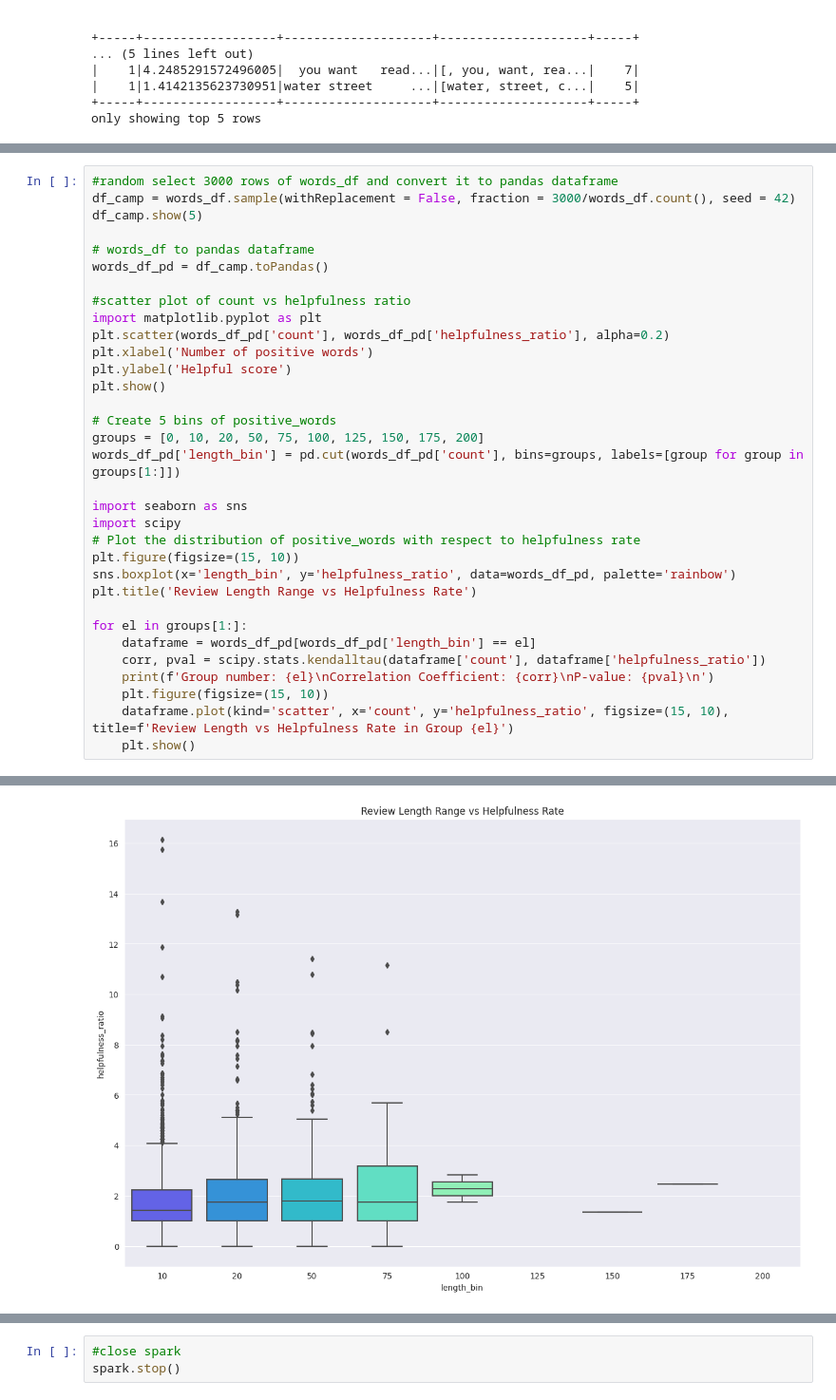
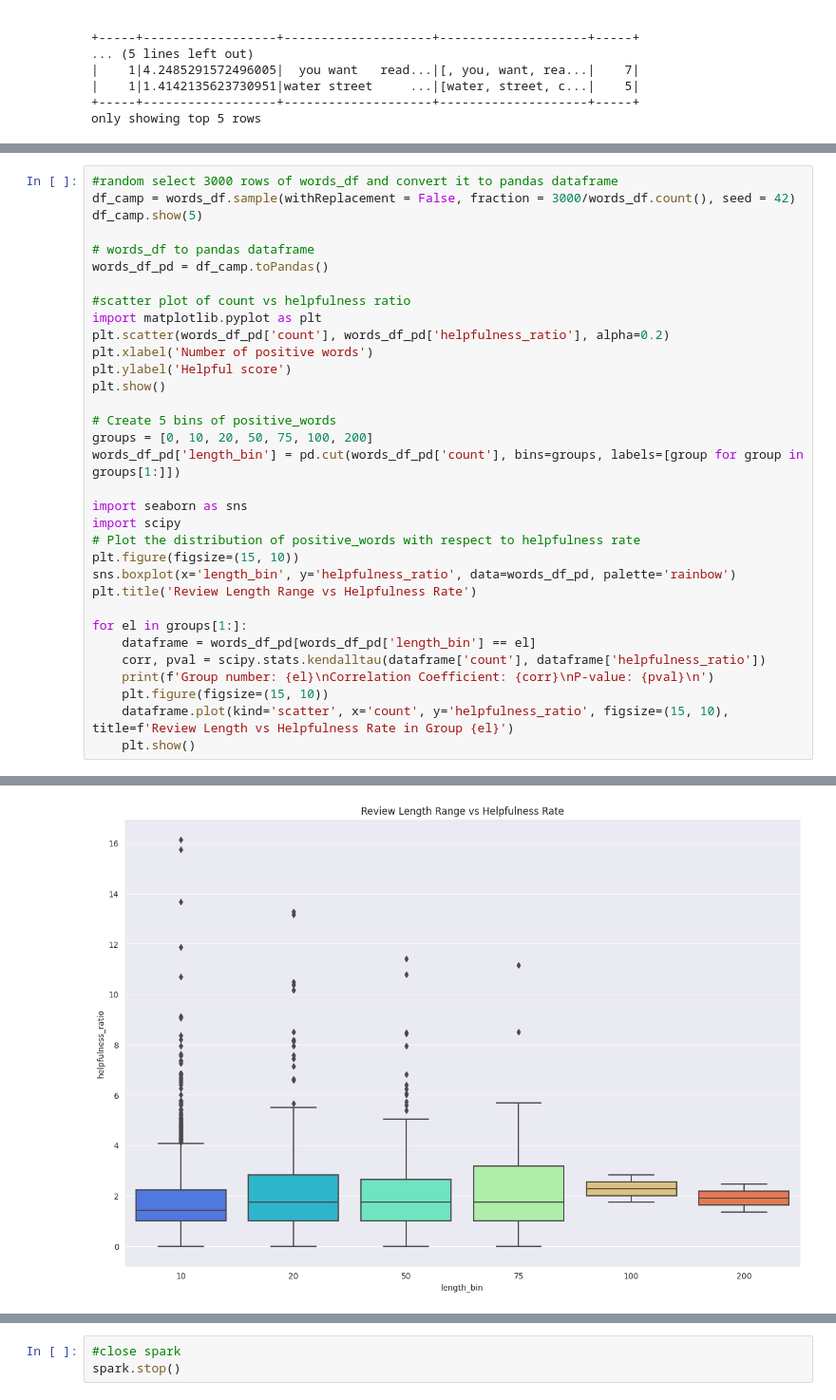
Before and after one commit to AndreaAlberti07/Amazon-books-reviews-ML, a Jupyter notebook: notebooks/spark/hypotheses/H2.ipynb, the cells around one changed output, grey strips where cells are left out. Shown at 95% size. Drawn from its saved outputs; the diff is of its cells as text.

```diff
--- a/notebooks/spark/hypotheses/H2.ipynb
+++ b/notebooks/spark/hypotheses/H2.ipynb
@@ -268,7 +261,7 @@ plt.ylabel('Helpful score')
 plt.show()
 
 # Create 5 bins of positive_words
-groups = [0, 10, 20, 50, 75, 100, 125, 150, 175, 200]
+groups = [0, 10, 20, 50, 75, 100, 200]
 words_df_pd['length_bin'] = pd.cut(words_df_pd['count'], bins=groups, labels=[group for group in groups[1:]])
 
 import seaborn as sns
@@ -303,2 +296,2 @@ P-value: 9.161203104440934e-13
-[figure, old version]
+[figure, new version]
 <Figure size 1500x1000 with 0 Axes>
```
Also changed, not shown: parts of 4 cells of this notebook.
